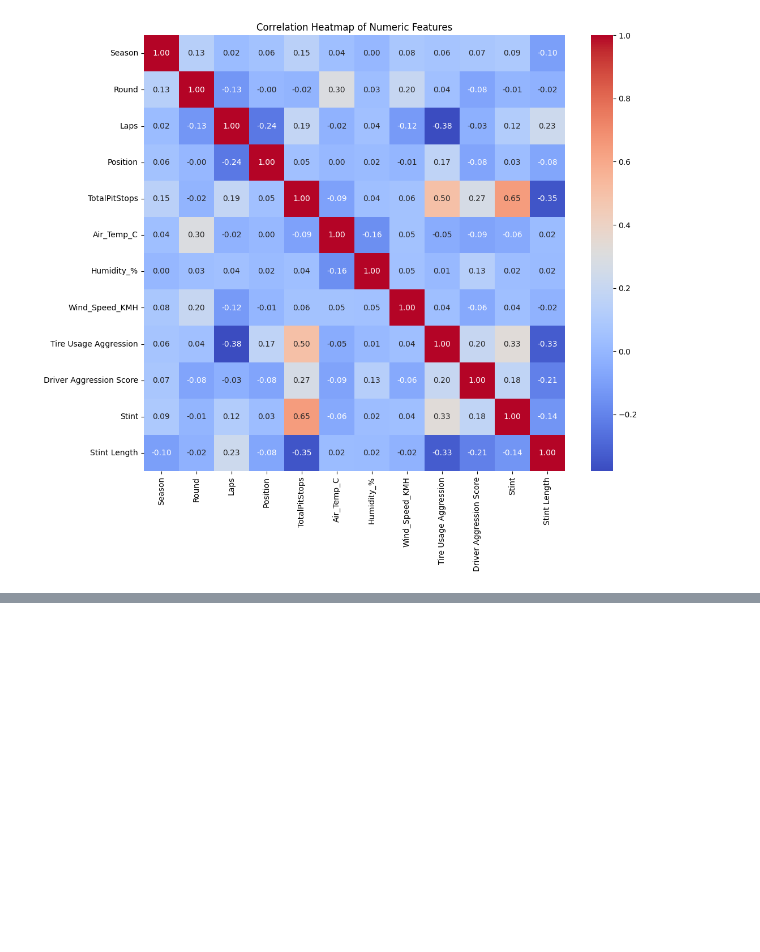
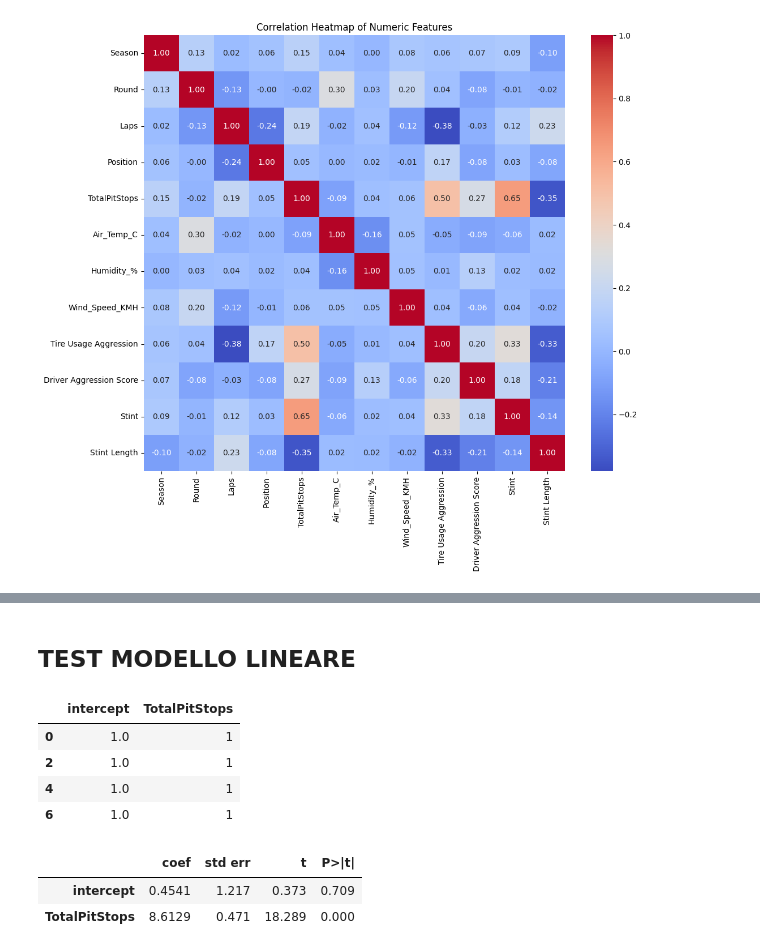
Before and after one commit to aminb00/StatisticalLearningProject, a Jupyter notebook: DataPreparation.ipynb, the cells around one changed output, grey strips where cells are left out. Drawn from its saved outputs; the diff is of its cells as text; code cells hidden in the pictures; blank space fills up the shorter version.

```diff
--- a/DataPreparation.ipynb
+++ b/DataPreparation.ipynb
@@ -235,0 +234,14 @@ plt.show()
+# %% [markdown]
+## TEST MODELLO LINEARE
+# %%
+X = pd.DataFrame({
+    'intercept': np.ones(df.shape[0]),
+    'TotalPitStops': df['TotalPitStops'],  # Una delle feature indipendenti
+})
+X[:4]
+# %% [output]
+|  | intercept | TotalPitStops |
+| 0 | 1.0 | 1 |
+| 2 | 1.0 | 1 |
+| 4 | 1.0 | 1 |
+| 6 | 1.0 | 1 |
@@ -235,0 +252,6 @@ plt.show()
+# %%
+summarize(results) #produces a simple table of the parameter estimates, their standard errors, t-statistics and p-values
+# %% [output]
+|  | coef | std err | t | P>|t| |
+| intercept | 0.4541 | 1.217 | 0.373 | 0.709 |
+| TotalPitStops | 8.6129 | 0.471 | 18.289 | 0.000 |
```
Also changed, not shown: parts of 14 cells of this notebook.
